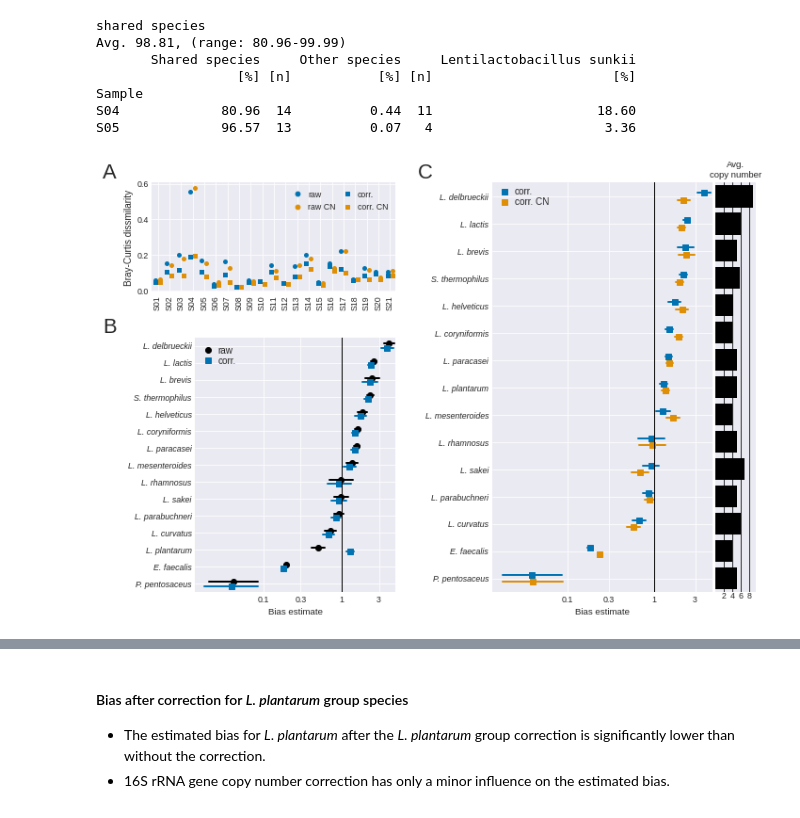
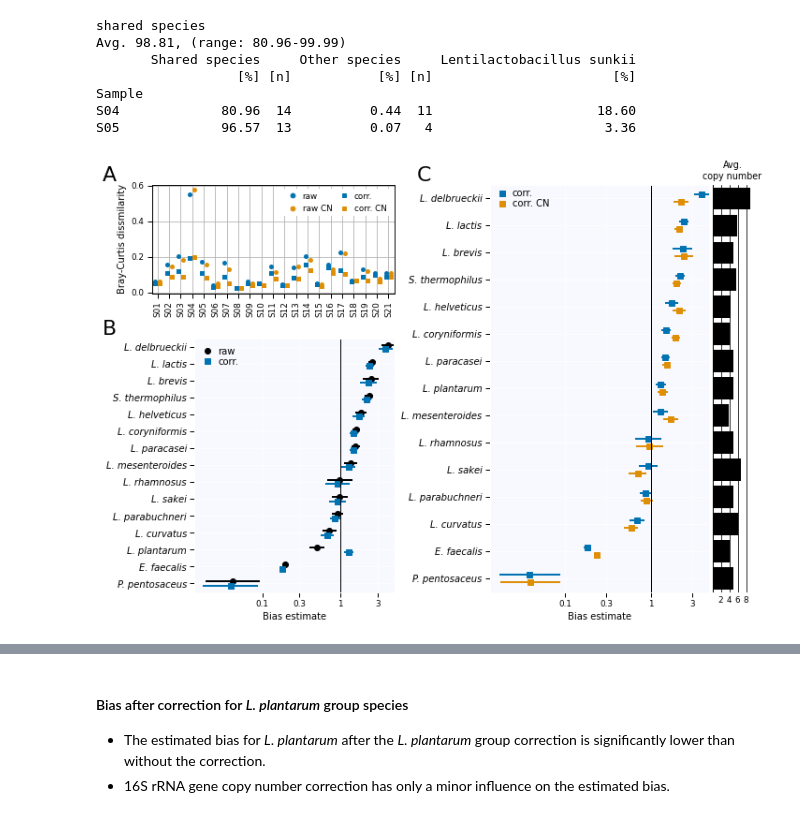
Before and after one commit to biologger/htqpcr_ngs_data, a Jupyter notebook: htqpcr_ngs_comparison_R.ipynb, the cells around one changed output, grey strips where cells are left out. Drawn from its saved outputs; the diff is of its cells as text; code cells hidden in the pictures.

```diff
--- a/htqpcr_ngs_comparison_R.ipynb
+++ b/htqpcr_ngs_comparison_R.ipynb
@@ -712,16 +713,0 @@ Geometric standard error estimated from 1000 bootstrap replicates.
-# %%
-biasdf = bias_table.copy()
-biasdf["errorbar_min"] = biasdf["estimate"] / (biasdf["gm_se"] ** 2)
-biasdf["errorbar_max"] = biasdf["estimate"] * (biasdf["gm_se"] ** 2)
-#with sns.axes_style("darkgrid"):
-plt.style.use('seaborn-darkgrid')
-f, ax = plt.subplots(figsize=(6, 4))
-pf.bias_plot(biasdf, ax=ax, colors=["black"])
-ax.set_xticks([0.1, 0.3, 0.5, 1, 2, 3])
-ax.set_xticklabels([0.1, 0.3, 0.5, 1, 2, 3])
-ylim = ax.get_ylim()
-ax.grid("on")
-ax.set_ylim(0.5, 15.5)
-
-save_to = os.path.join(figures_dir, "Figure_4.png")
-plt.savefig(save_to, dpi=600, bbox_inches='tight')
@@ -1027,7 +1061,7 @@ dissim_to_ref2 = hf.dissimilarity_df(CN_corr_df_r2, methods=["R", "C", "D"])
 
 dissim_to_ref = pd.concat([dissim_to_ref1, dissim_to_ref2])
 # %%
-# Figure 5
+# Figure 4
 fig = plt.figure(figsize = (11.5, 8))
 # Create axes
 ax = gridspec.GridSpec(
@@ -1067,7 +1101,11 @@ f_ax2.legend(
 
 ylim = (0.5, 15.5)
 f_ax2.set_ylim(ylim)
-f_ax2.grid("on")
+f_ax2.tick_params(length=0, which="minor")
+f_ax2.grid("on", color="white")
+f_ax2.set_facecolor('ghostwhite')
+for spine in f_ax2.spines:
+    f_ax2.spines[spine].set_color("white")
 
 colors = sns.color_palette("colorblind", 2)*2
 # Plot C
@@ -1086,40 +1124,42 @@ f_ax3.legend(
 
 ylim = (0.5, 15.5)
 f_ax3.set_ylim(ylim)
-f_ax3.grid("on")
+f_ax3.tick_params(length=0, which="minor")
+f_ax3.grid("on", color="white")
+f_ax3.patch.set_facecolor('ghostwhite')
+for spine in f_ax3.spines:
+    f_ax3.spines[spine].set_color("white")
 
 # Plot C copy number barplot
 error_order = corr_biasdf.sort_values(["estimate"], ascending=False)["taxon"]
 cndf = pd.DataFrame([copy_dict[e] for e in error_order], index=error_order, columns=["16S CN"])
-
 sns.barplot(x="16S CN",y=cndf.index, data=cndf, ax=f_ax4, color="black")
 f_ax4.grid('on', which="both", axis="x", color="black")
 f_ax4.set_xlim(0, 9.5)
 f_ax4.set_xticks([2, 4, 6, 8])
 f_ax4.set_yticklabels([])
 f_ax4.tick_params(axis="y", length=0)
 f_ax4.set_xlabel("")
 f_ax4.set_ylabel("")
 f_ax4.set_title("Avg.\ncopy number", horizontalalignment='center')
-
 f_ax4.spines['top'].set_visible(False)
 f_ax4.spines['right'].set_visible(False)
 f_ax4.spines['bottom'].set_visible(False)
 f_ax4.tick_params(axis="x", width=0, pad=-0.5)
 
 # Add subplot labels
 f_ax1.text(
     -0.425, 1., 'A', fontsize=22, horizontalalignment='center',
      verticalalignment='bottom', transform=f_buffer.transAxes)
 f_ax2.text(
     -0.425, 1., 'B', fontsize=22, horizontalalignment='center',
      verticalalignment='bottom', transform=f_ax2.transAxes)
 f_ax3.text(
     -0.3, 1., 'C', fontsize=22, horizontalalignment='center',
      verticalalignment='bottom', transform=f_ax3.transAxes)
 
-save_to = os.path.join(figures_dir, "Figure_5.png")
+save_to = os.path.join(figures_dir, "Figure_4.png")
 plt.savefig(save_to, dpi=600, bbox_inches='tight')
 # %% [output]
-[figure, old version]
+[figure, new version]
 # %% [markdown]
```
Also changed, not shown: parts of 16 cells of this notebook, 3 other files.
